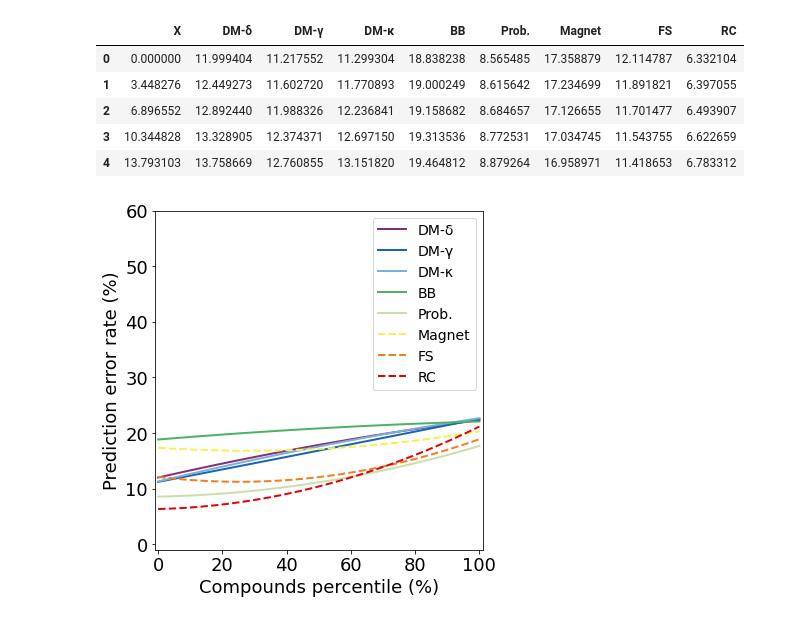
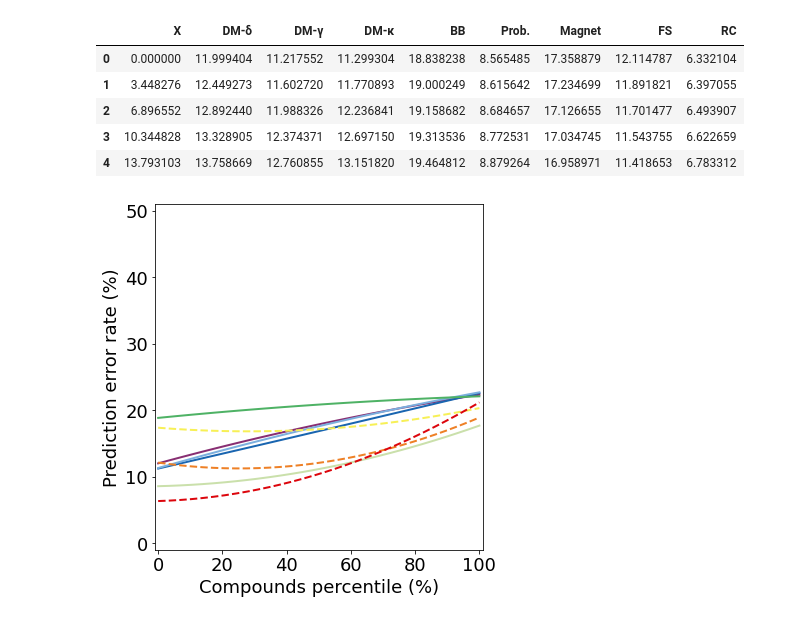
Before and after one commit to bonjuruu/applicabilityDomain, a Jupyter notebook: plot_results/predictiveness_curve/plot_pc.ipynb, the cells around one changed output. Drawn from its saved outputs; the diff is of its cells as text; code cells hidden in the pictures.

Commit message:
Removed legends for PC and CA

```diff
--- a/plot_results/predictiveness_curve/plot_pc.ipynb
+++ b/plot_results/predictiveness_curve/plot_pc.ipynb
@@ -134,36 +134,36 @@ def plot_pc(clf, clf_alias, dataset, path_output, figsize=(6,6), fontsize=18, sh
     plt.rc('legend', fontsize=14)
 
     fig, ax = plt.subplots()
 
     df = get_df_pc(clf, dataset)
     for i, ad in enumerate(df.columns[1:]):
         # Dashed lines for all advx. defenses
         ls = '--' if ad in AL else '-'
         ax.plot(df[df.columns[0]],
                 df[ad],
                 alpha=1,
                 lw=2,
                 color=COLOURS[i],
                 ls=ls,
                 label=ad,
         )
 
-    ax.set(xlim=[-1., 101.], ylim=[-1., 60.])
-    ax.legend()
+    ax.set(xlim=[-1., 101.], ylim=[-1., 51.])
+    # ax.legend()
     ax.set_xlabel('Compounds percentile (%)')
     ax.set_ylabel('Prediction error rate (%)')
     if show_title:
         ax.set_title(f'{dataset} on {clf_alias} - Predictiveness Curves')
     plt.tight_layout()
     plt.savefig(path_output, dpi=300)
 
 
 # Test function
 path_test = os.path.join(PATH_ROOT, 'plot_results', 'ames_knn_pc.pdf')
 plot_pc(CLASSIFIERS[0], CLF_alias[0], DATASETS[0], path_test)
 os.remove(path_test)
 # %% [output]
-[figure, old version]
+[figure, new version]
 # %%
 path_roc = Path(os.path.join(PATH_ROOT, 'plot_results', 'predictiveness_curve'))
 for dataset in DATASETS:
```
Also changed, not shown: parts of 3 cells of this notebook, 57 other files.
